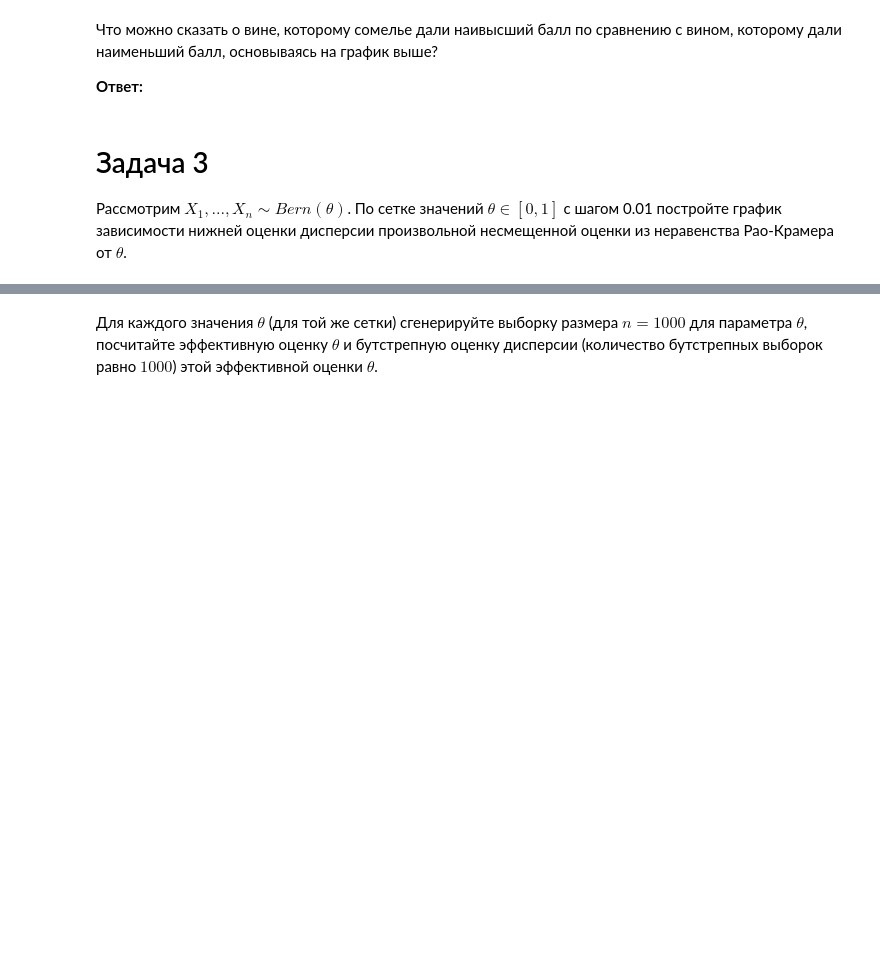
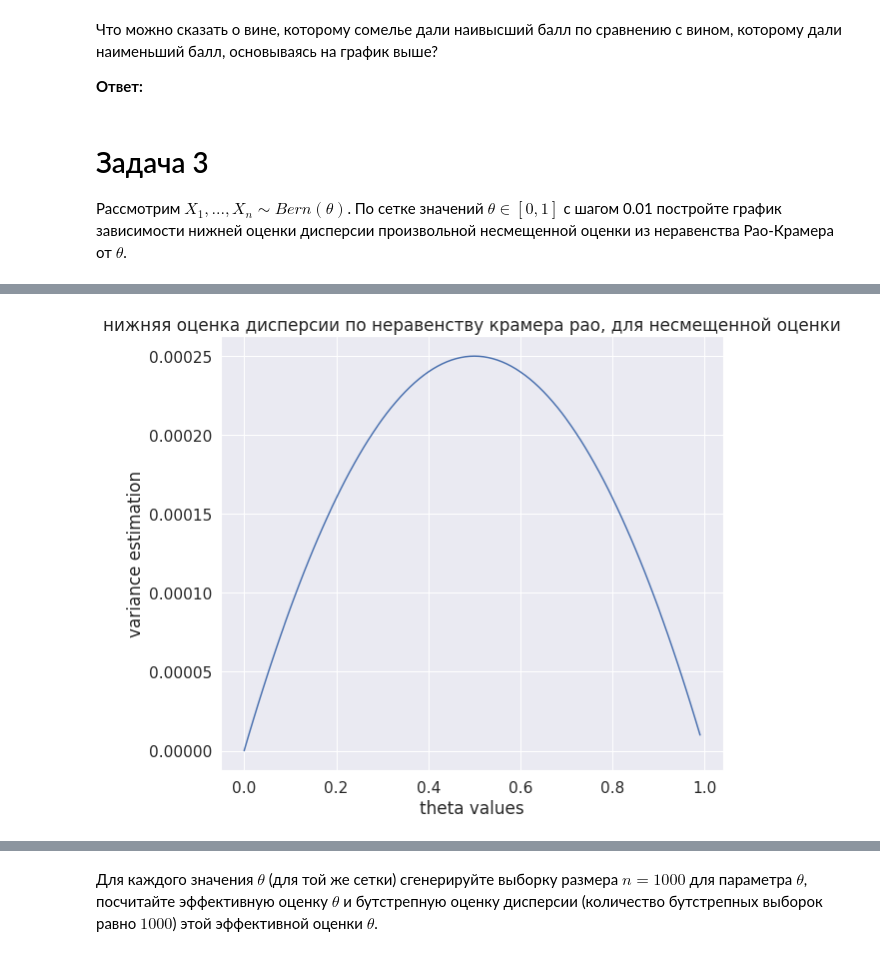
Before and after one commit to archie230/matstat_prac, a Jupyter notebook: Task3/hw3.ipynb, the cells around one changed output, grey strips where cells are left out. Drawn from its saved outputs; the diff is of its cells as text; code cells hidden in the pictures; blank space fills up the shorter version.

```diff
--- a/Task3/hw3.ipynb
+++ b/Task3/hw3.ipynb
@@ -525,0 +534,12 @@ the
+# %%
+thetas = np.arange(0, 1, 0.01)
+n = 1000
+
+plt.figure(figsize=(9, 8))
+plt.plot(thetas, thetas*(1-thetas) / n)
+plt.xlabel("theta values")
+plt.ylabel("variance estimation")
+plt.title("нижняя оценка дисперсии по неравенству крамера рао, для несмещенной оценки")
+plt.show()
+# %% [output]
+[figure, added]
```
Also changed, not shown: parts of 7 cells of this notebook, 1 other file.
